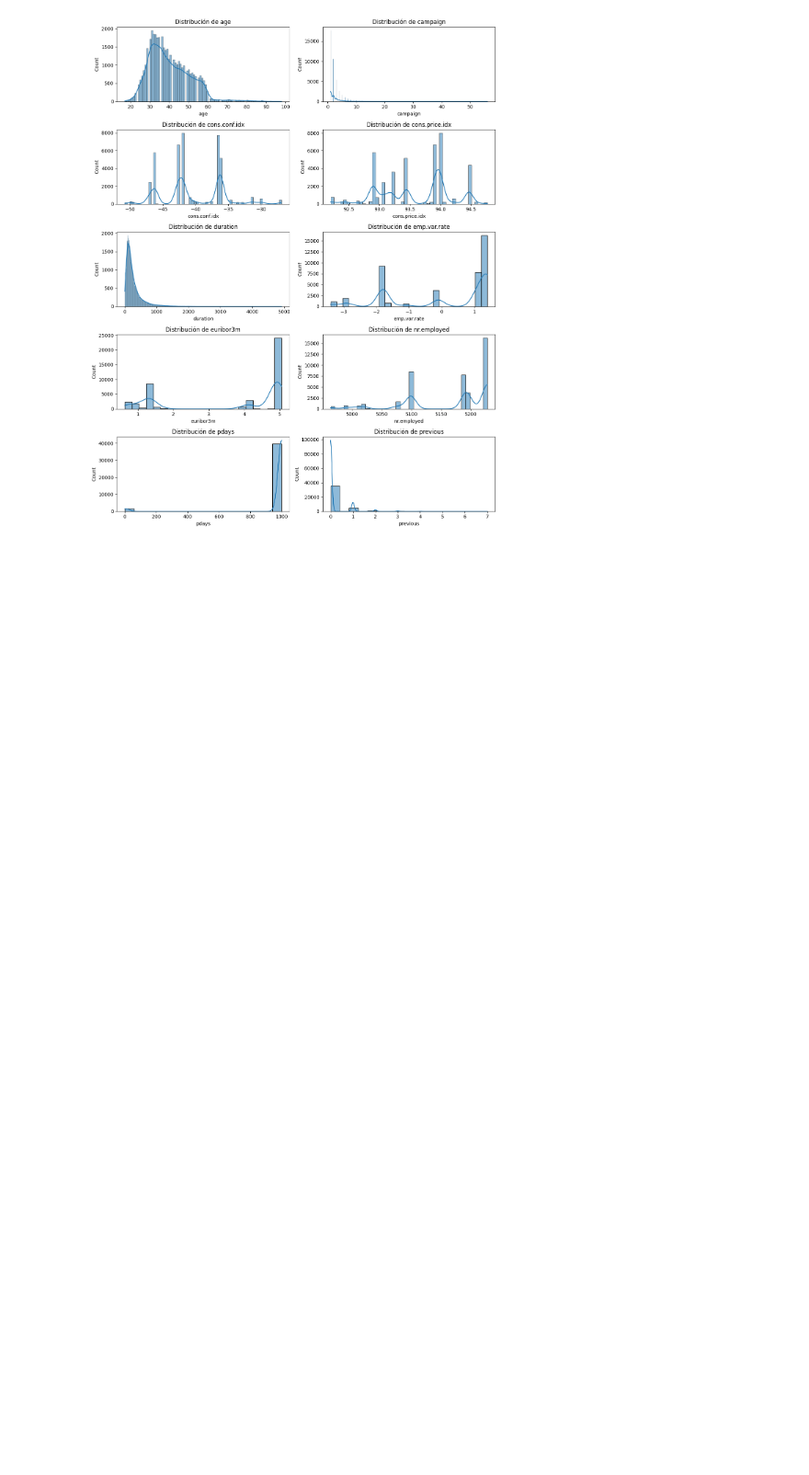
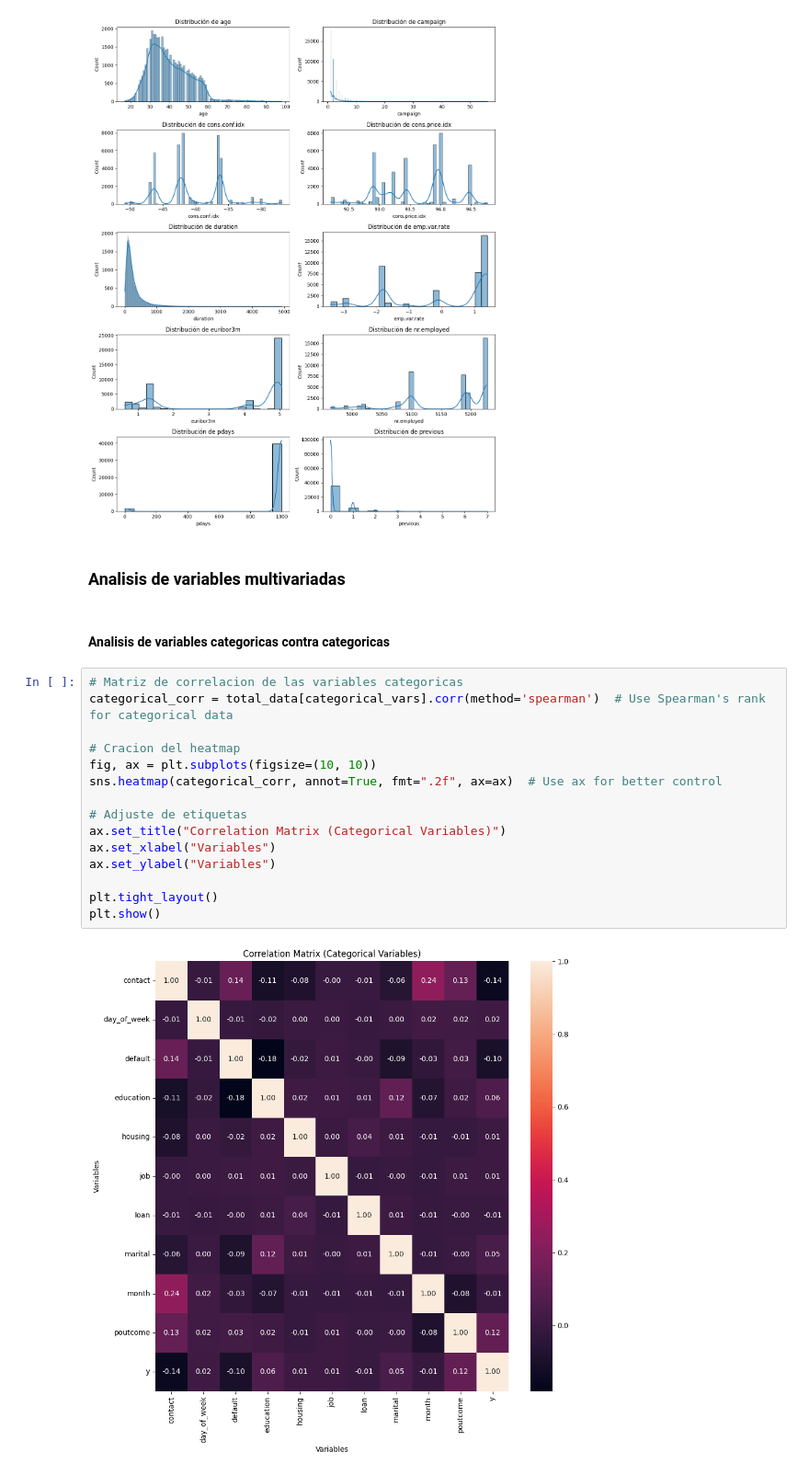
Before and after one commit to pjparreaza/Primer_Algoritmo_ML, a Jupyter notebook: src/explore.ipynb, the cells around one changed output. Shown at 92% size. Saved outputs shown, nothing was run; the diff lists cells and outputs as text; blank space fills up the shorter version.

```diff
--- a/src/explore.ipynb
+++ b/src/explore.ipynb
@@ -143,3 +143,24 @@ plt.tight_layout()
 plt.show()
 # %% [output]
 [figure]
+# %% [markdown]
+### Analisis de variables multivariadas
+# %% [markdown]
+#### Analisis de variables categoricas contra categoricas
+# %%
+# Matriz de correlacion de las variables categoricas
+categorical_corr = total_data[categorical_vars].corr(method='spearman')  # Use Spearman's rank for categorical data
+
+# Cracion del heatmap
+fig, ax = plt.subplots(figsize=(10, 10))
+sns.heatmap(categorical_corr, annot=True, fmt=".2f", ax=ax)  # Use ax for better control
+
+# Adjuste de etiquetas
+ax.set_title("Correlation Matrix (Categorical Variables)")
+ax.set_xlabel("Variables")
+ax.set_ylabel("Variables")
+
+plt.tight_layout()
+plt.show()
+# %% [output]
+[figure, added]
```
